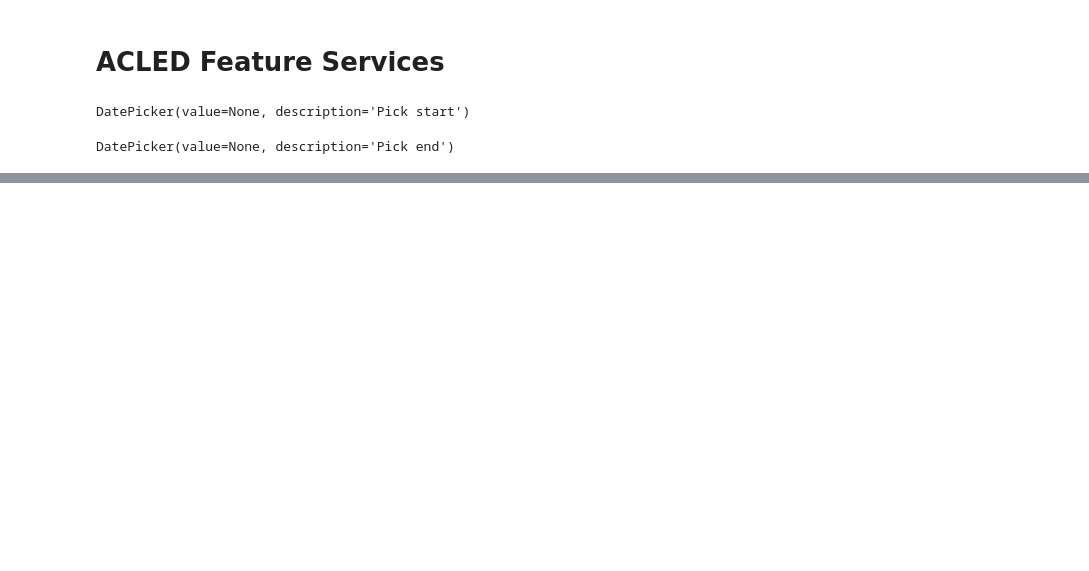
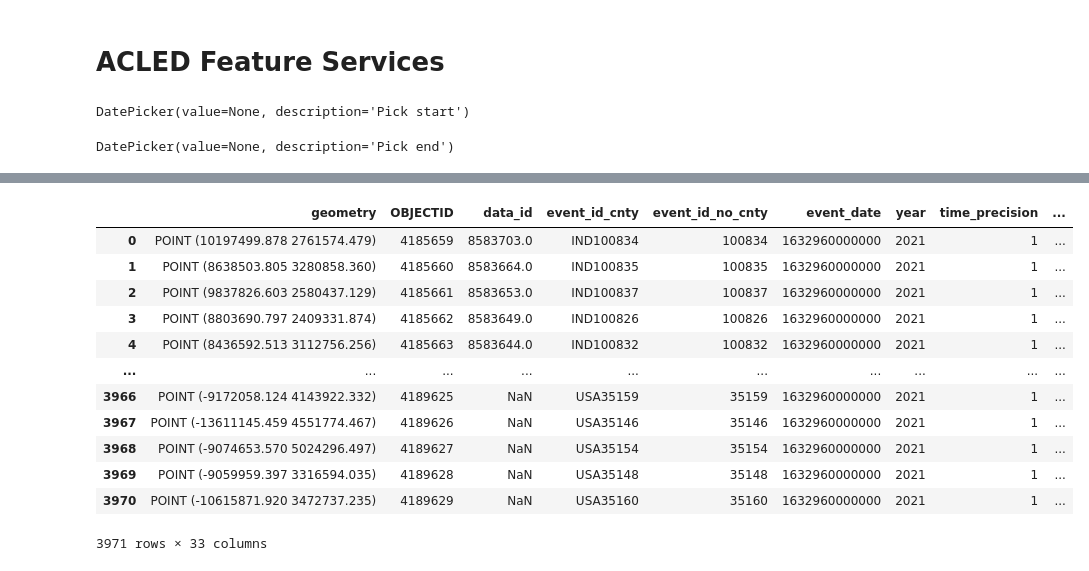
Before and after one commit to gisfromscratch/anaconda-data-analystics, a Jupyter notebook: notebooks/ACLED Feature Services.ipynb, the cells around one changed output, grey strips where cells are left out. Saved outputs shown, nothing was run; the diff lists cells and outputs as text; code cells hidden in the pictures; blank space fills up the shorter version.

```diff
--- a/notebooks/ACLED Feature Services.ipynb
+++ b/notebooks/ACLED Feature Services.ipynb
@@ -87,0 +133,18 @@ acled_feature_set.sdf
+# %%
+acled_locations = geopandas.GeoDataFrame.from_features(json.loads(acled_feature_set.to_geojson)["features"], crs=target_wkid)
+# %%
+acled_locations
+# %% [output]
+|  | geometry | OBJECTID | data_id | event_id_cnty | event_id_no_cnty | event_date | year | time_precision | ... |
+| 0 | POINT (10197499.878 2761574.479) | 4185659 | 8583703.0 | IND100834 | 100834 | 1632960000000 | 2021 | 1 | ... |
+| 1 | POINT (8638503.805 3280858.360) | 4185660 | 8583664.0 | IND100835 | 100835 | 1632960000000 | 2021 | 1 | ... |
+| 2 | POINT (9837826.603 2580437.129) | 4185661 | 8583653.0 | IND100837 | 100837 | 1632960000000 | 2021 | 1 | ... |
+| 3 | POINT (8803690.797 2409331.874) | 4185662 | 8583649.0 | IND100826 | 100826 | 1632960000000 | 2021 | 1 | ... |
+| 4 | POINT (8436592.513 3112756.256) | 4185663 | 8583644.0 | IND100832 | 100832 | 1632960000000 | 2021 | 1 | ... |
+| ... | ... | ... | ... | ... | ... | ... | ... | ... | ... |
+| 3966 | POINT (-9172058.124 4143922.332) | 4189625 | NaN | USA35159 | 35159 | 1632960000000 | 2021 | 1 | ... |
+| 3967 | POINT (-13611145.459 4551774.467) | 4189626 | NaN | USA35146 | 35146 | 1632960000000 | 2021 | 1 | ... |
+| 3968 | POINT (-9074653.570 5024296.497) | 4189627 | NaN | USA35154 | 35154 | 1632960000000 | 2021 | 1 | ... |
+| 3969 | POINT (-9059959.397 3316594.035) | 4189628 | NaN | USA35148 | 35148 | 1632960000000 | 2021 | 1 | ... |
+| 3970 | POINT (-10615871.920 3472737.235) | 4189629 | NaN | USA35160 | 35160 | 1632960000000 | 2021 | 1 | ... |
+3971 rows × 33 columns
```
Also changed, not shown: parts of 13 cells of this notebook, 2 other files.
